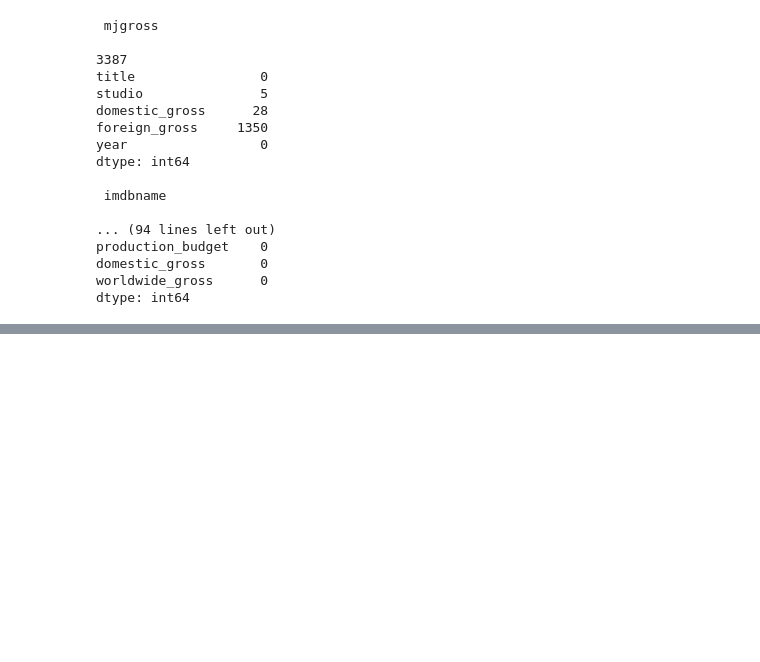
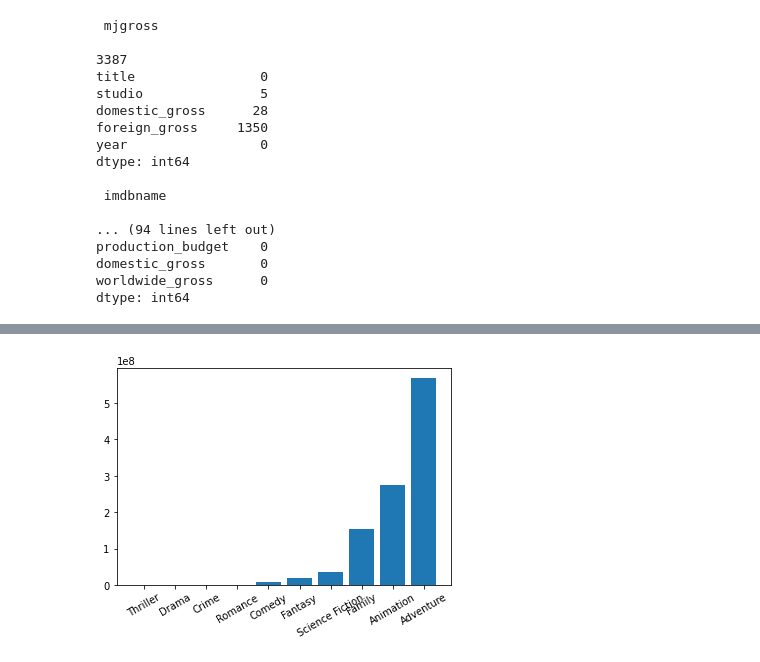
Before and after one commit to tcmcaleer/Microsoft_Movie_Studio, a Jupyter notebook: DBs.ipynb, the cells around one changed output, grey strips where cells are left out. Drawn from its saved outputs; the diff is of its cells as text; code cells hidden in the pictures; blank space fills up the shorter version.

```diff
--- a/DBs.ipynb
+++ b/DBs.ipynb
@@ -254,0 +307,5 @@ genre21
+# %%
+plt.xticks(rotation=30)
+noaction = plt.bar(sortgenrenoaction.keys(), sortgenrenoaction.values())
+# %% [output]
+[figure, added]
```
Also changed, not shown: parts of 37 cells of this notebook, 4 other files.
